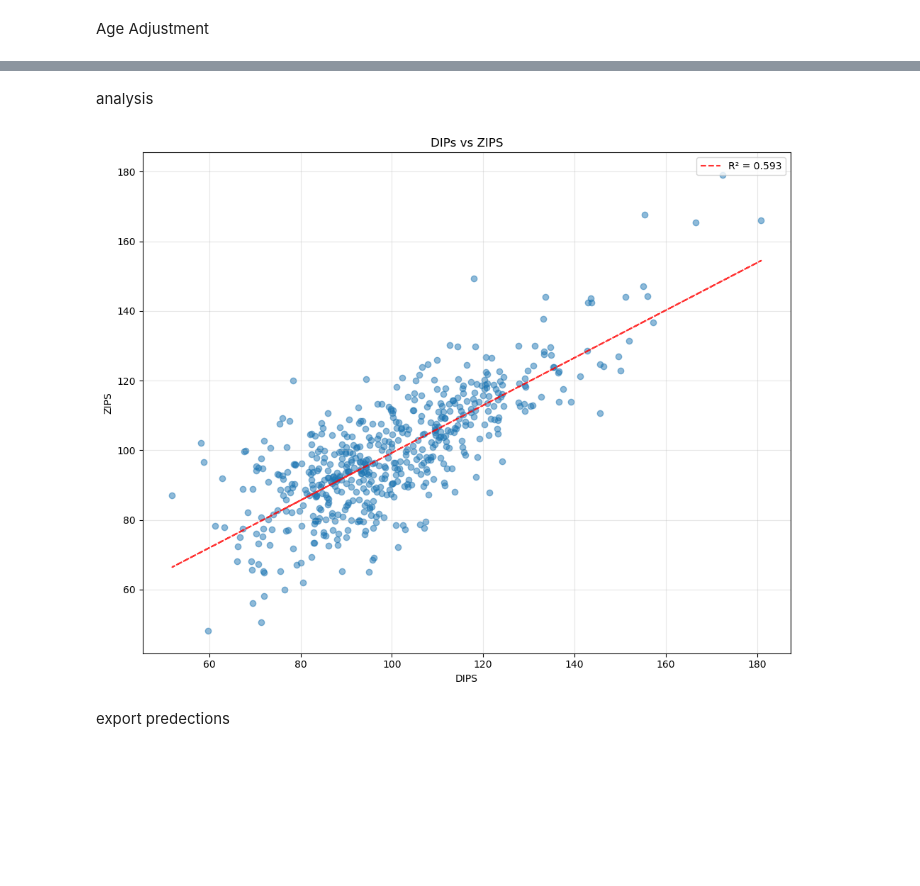
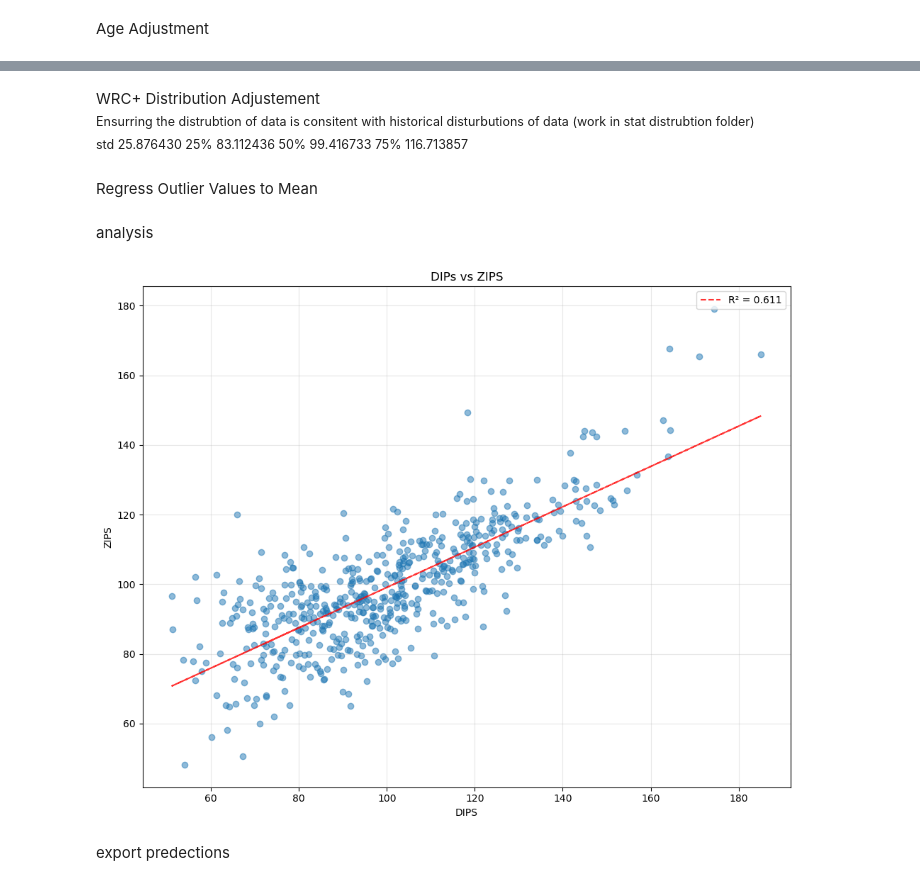
Before and after one commit to daltonlowery26/DIPS, a Jupyter notebook: major_leauge_preds/predections/wrc_predections/wrc_pred.ipynb, the cells around one changed output, grey strips where cells are left out. Cells and saved outputs as stored; diff of their text form; code cells hidden in the pictures; blank space fills up the shorter version.

Commit message:
tweaking distributions to match historical priors

```diff
--- a/major_leauge_preds/predections/wrc_predections/wrc_pred.ipynb
+++ b/major_leauge_preds/predections/wrc_predections/wrc_pred.ipynb
@@ -166,26 +157,78 @@ merged_preds['DIPS'] = merged_preds['DIPS'] * adjustment_factor
+# %% [markdown]
+WRC+ Distribution Adjustement
+<br>
+<small> Ensurring the distrubtion of data is consitent with historical disturbutions of data (work in stat distrubtion folder)
+<br>
+std        25.876430
+25%        83.112436
+50%        99.416733
+75%       116.713857
+# %%
+# target median, q1 and q3 based on historical data
+target_median = 99
+target_q1 = 82.0
+target_q3 = 115
+target_iqr = target_q3 - target_q1
+
+data_column = merged_preds['DIPS']
+
+# find og values
+original_q1 = data_column.quantile(0.25)
+original_median = data_column.median()
+original_q3 = data_column.quantile(0.75)
+original_iqr = original_q3 - original_q1
+
+# transform to desired shape
+if original_iqr != 0 and not pd.isna(original_iqr):
+    merged_preds['DIPS'] = (data_column - original_median) * (target_iqr / original_iqr) + target_median
+else:
+    merged_preds['DIPS'] = np.nan #
+# %% [markdown]
+Regress Outlier Values to Mean
+# %%
+regression_strength = 0.10
+
+# IQR Bounds
+q1 = merged_preds[ 'DIPS'].quantile(0.25)
+q3 = merged_preds[ 'DIPS'].quantile(0.75)
+iqr = q3 - q1
+lower_bound = q1 - 2 * iqr
+upper_bound = q1 + 2 * iqr
+
+# Calculate the mean of the transformed column
+mean_val = merged_preds[ 'DIPS'].mean()
+
+# Identify outliers
+outliers_mask = (merged_preds[ 'DIPS'] < lower_bound) | (merged_preds[ 'DIPS'] > upper_bound)
+
+# apply regression
+if outliers_mask.any():
+    original_outlier_values = merged_preds.loc[outliers_mask, 'DIPS']
+    regressed_values = original_outlier_values * (1 - regression_strength) + mean_val * regression_strength
+    merged_preds.loc[outliers_mask, 'DIPS'] = regressed_values
 # %% [markdown]
 analysis
 # %%
-merged_preds['proj_diff'] = merged_preds['DIPS'] - merged_preds['ZIPS']
+merged_preds['proj_diff'] = abs(merged_preds['DIPS'] - merged_preds['ZIPS'])
 plt.figure(figsize=(10, 8))
 plt.scatter(merged_preds['DIPS'], merged_preds['ZIPS'], alpha=0.5)
 
 # Add line of best fit
 z = np.polyfit(merged_preds['DIPS'], merged_preds['ZIPS'], 1)
 p = np.poly1d(z)
 r2 = np.corrcoef(merged_preds['DIPS'], merged_preds['ZIPS'])[0,1]**2
 
 plt.plot(merged_preds['DIPS'], p(merged_preds['DIPS']), "r--", alpha=0.8,
          label=f'R² = {r2:.3f}')
 
 plt.xlabel('DIPS')
 plt.ylabel('ZIPS')
 plt.title('DIPs vs ZIPS')
 plt.grid(True, alpha=0.3)
 plt.legend()
 plt.tight_layout()
 # %% [output]
-[figure, old version]
+[figure, new version]
 # %% [markdown]
 export predections
 # %%
```
Also changed, not shown: parts of 5 cells of this notebook, 3 other files.
